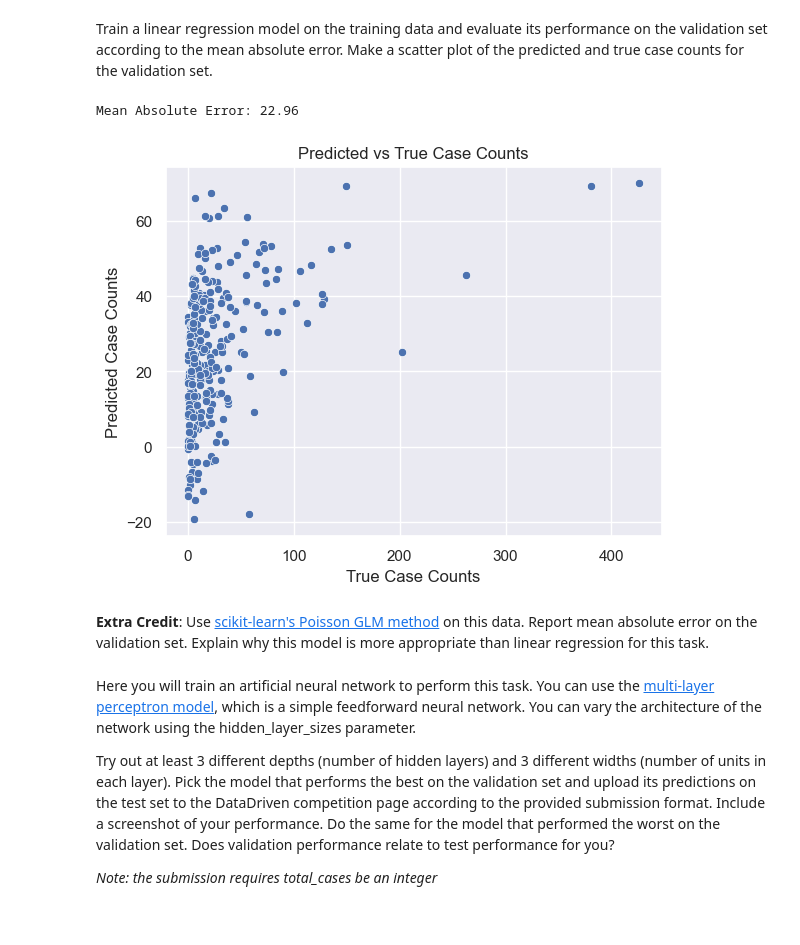
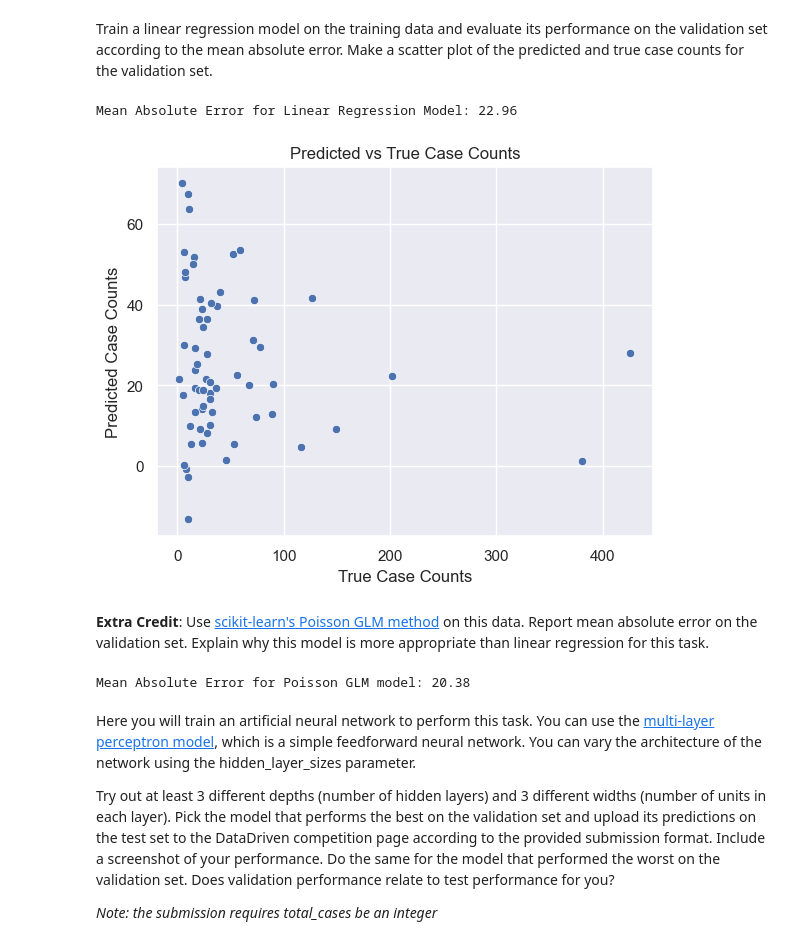
Before and after one commit to jc9536/DengueFeverPrediction, a Jupyter notebook: Dengue_Fever_Prediction.ipynb, the cells around one changed output. Saved outputs shown, nothing was run; the diff lists cells and outputs as text; code cells hidden in the pictures.

```diff
--- a/Dengue_Fever_Prediction.ipynb
+++ b/Dengue_Fever_Prediction.ipynb
@@ -58,29 +59,35 @@ y_pred = model.predict(X_test)
 
 # Validation
 MAE = mean_absolute_error(y_test, y_pred)
-print(f"Mean Absolute Error: {MAE:.2f}")
+print(f"Mean Absolute Error for Linear Regression Model: {MAE:.2f}")
 # %% [output]
-Mean Absolute Error: 22.96
+Mean Absolute Error for Linear Regression Model: 22.96
 # %%
 # Create Scatterplot
 
 y_pred = pd.DataFrame(y_pred, columns=['total_cases'])
-y_test.reset_index(drop=True, inplace=True)
-y_pred.reset_index(drop=True, inplace=True)
 
 # Set seaborn figure
 sns.set(style="darkgrid")
 
 # Scatterplot
 sns.scatterplot(x=y_test['total_cases'], y=y_pred['total_cases'])
 plt.xlabel("True Case Counts")
 plt.ylabel("Predicted Case Counts")
 plt.title("Predicted vs True Case Counts")
 plt.show()
 # %% [output]
-[figure, old version]
+[figure, new version]
 # %% [markdown]
 **Extra Credit**: Use [scikit-learn's Poisson GLM method](https://scikit-learn.org/stable/modules/generated/sklearn.linear_model.PoissonRegressor.html) on this data. Report mean absolute error on the validation set. Explain why this model is more appropriate than linear regression for this task.
+# %%
+glm_model = PoissonRegressor(alpha=1.0, max_iter=100)
+glm_model.fit(X_train, y_train.values.reshape(-1))
+y_pred = glm_model.predict(X_test)
+GLM_MAE = mean_absolute_error(y_test, y_pred)
+print(f"Mean Absolute Error for Poisson GLM model: {GLM_MAE:.2f}")
+# %% [output]
+Mean Absolute Error for Poisson GLM model: 20.38
 # %% [markdown]
 Here you will train an artificial neural network to perform this task. You can use the [multi-layer perceptron model](https://scikit-learn.org/stable/modules/generated/sklearn.neural_network.MLPRegressor.html), which is a simple feedforward neural network. You can vary the architecture of the network using the hidden_layer_sizes parameter.
 
```
Also changed, not shown: parts of 1 cell of this notebook.
